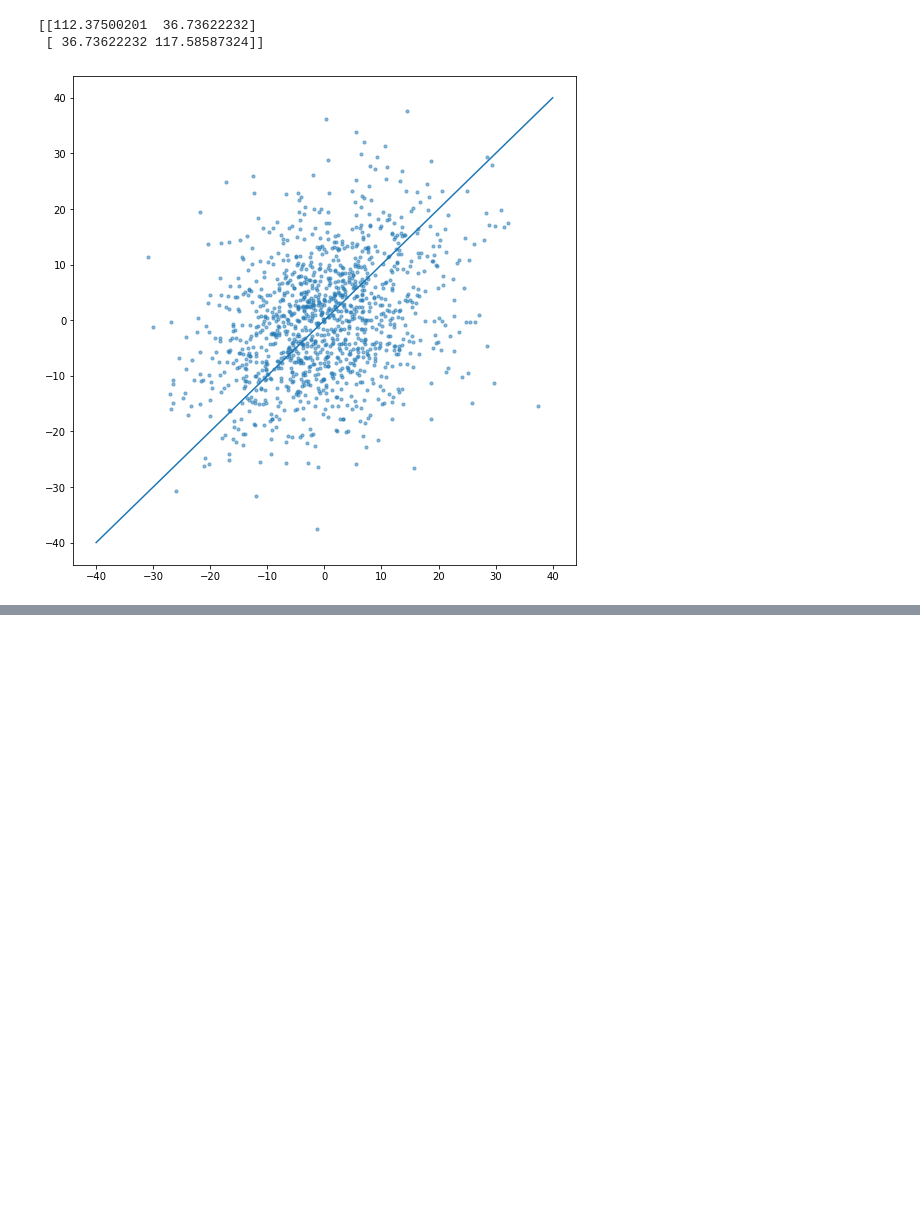
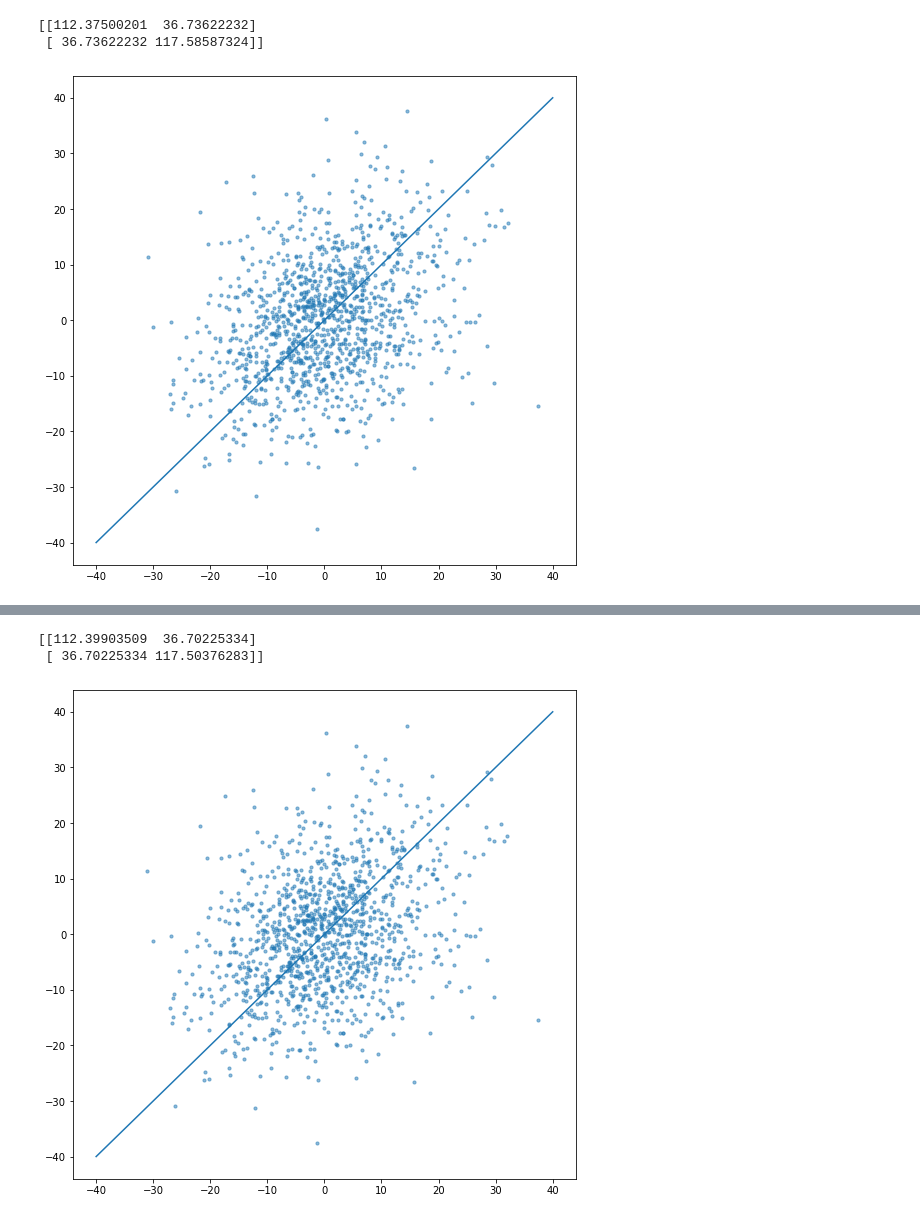
Before and after one commit to daviderics/Basketball-Model, a Jupyter notebook: bball_modeler.ipynb, the cells around one changed output, grey strips where cells are left out. Drawn from its saved outputs; the diff is of its cells as text; code cells hidden in the pictures; blank space fills up the shorter version.

```diff
--- a/bball_modeler.ipynb
+++ b/bball_modeler.ipynb
@@ -297,9 +323,9 @@ def fit_parameters(game_data,
 
                 # Rescale home advantage parameter
                 if no_neutral:
-                    h_adv = h_adv + (home_total - home_total_m - away_total + away_total_m)/2/len(games_copy)
+                    h_adv = h_adv + (home_total - home_total_m - away_total + away_total_m)/2/len(game_copy)
                 else:
-                    h_adv = h_adv + (home_total - home_total_m - away_total + away_total_m)/2/np.sum(games_copy[neutral]==0)
+                    h_adv = h_adv + (home_total - home_total_m - away_total + away_total_m)/2/np.sum(game_copy[neutral]==0)
 
                 # Check if changes are within threshold
                 if np.abs(h_adv - h_adv_old) < delta_thresh:
@@ -310,7 +336,6 @@ def fit_parameters(game_data,
             # Increment off_def_adv
             off_def_adv = (off_def_adv + 1) % 3
 
-
     return pd.DataFrame(data={'team':teams,'offense':off_par,'defense':def_par}), h_adv, game_copy
 # %%
 par_dict, h_adv, games_model = fit_parameters(games)
@@ -428,0 +510,16 @@ par_dict_a
+# %%
+fig, ax = plt.subplots(figsize=(9,9))
+
+ax.scatter(games['away_score'] / (1.0 + games['ot']*5/48)-games_model_a['away_score'] / (1.0 + games_model_a['ot']*5/48),
+           games['home_score'] / (1.0 + games['ot']*5/48)-games_model_a['home_score'] / (1.0 + games_model_a['ot']*5/48),
+           alpha=0.5,
+           s=10)
+
+ax.plot([-40,40],[-40,40])
+
+print(np.cov(games['away_score']/(1.0 + games['ot']*5/48)-games_model_a['away_score'] / (1.0 + games_model_a['ot']*5/48),
+             games['home_score']/(1.0 + games['ot']*5/48)-games_model_a['home_score'] / (1.0 + games_model_a['ot']*5/48)))
+# %% [output]
+[[112.39903509  36.70225334]
+ [ 36.70225334 117.50376283]]
+[figure, added]
```
Also changed, not shown: parts of 9 cells of this notebook.
